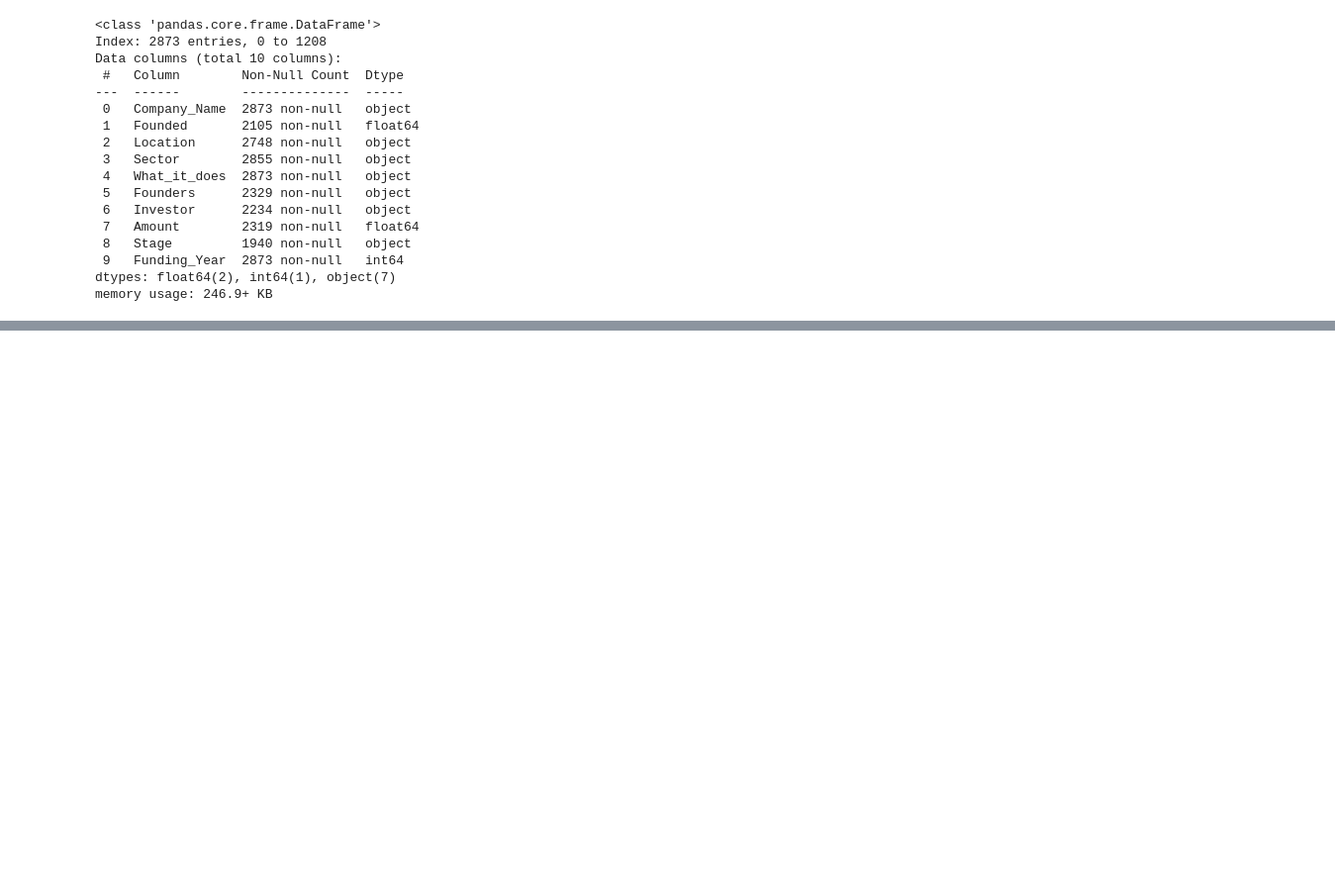
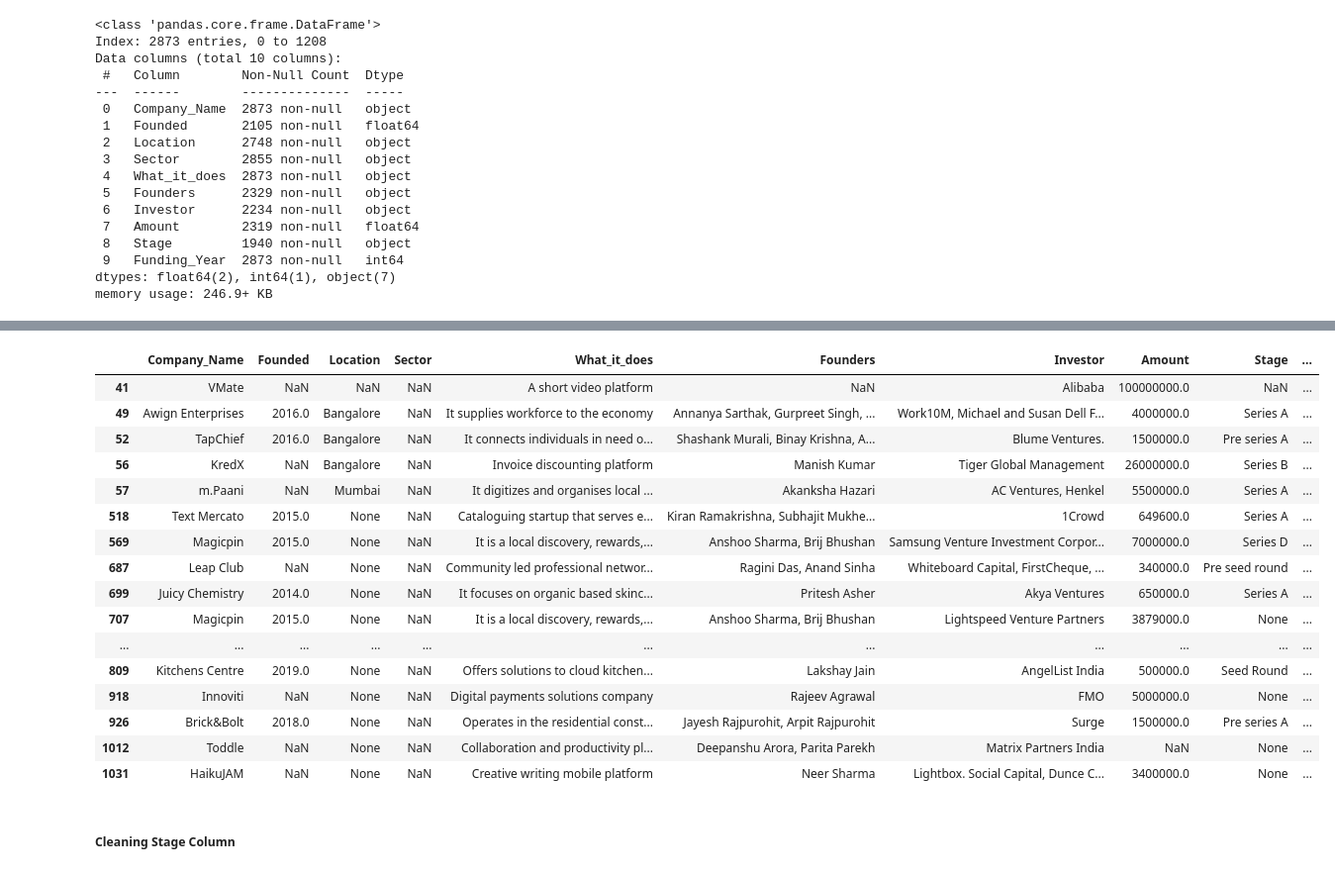
Before and after one commit to SamuelAsong/Analyzing-Start-up-Funding-in-India, a Jupyter notebook: Notebooks/Indian Start-up Ecosystem Funding Analysis (2018-2021).ipynb, the cells around one changed output, grey strips where cells are left out. Shown at 99% size. Saved outputs shown, nothing was run; the diff lists cells and outputs as text; code cells hidden in the pictures; blank space fills up the shorter version.

Commit message:
Add  Clean up Column and removing Firms older than 5 years to project

```diff
--- a/Notebooks/Indian Start-up Ecosystem Funding Analysis (2018-2021).ipynb
+++ b/Notebooks/Indian Start-up Ecosystem Funding Analysis (2018-2021).ipynb
@@ -1983,0 +1986,3 @@ memory usage: 246.9+ KB
+# %%
+# Standardize the sector names by converting them to title case
+df["sector"] = df["Sector"].str.title()
@@ -1983,0 +2200,23 @@ memory usage: 246.9+ KB
+# %%
+# Filter rows where either ' Sector'
+df[df['Sector'].isnull() ]
+# %% [output]
+|  | Company_Name | Founded | Location | Sector | What_it_does | Founders | Investor | Amount | Stage | ... |
+| 41 | VMate | NaN | NaN | NaN | A short video platform | NaN | Alibaba | 100000000.0 | NaN | ... |
+| 49 | Awign Enterprises | 2016.0 | Bangalore | NaN | It supplies workforce to the economy | Annanya Sarthak, Gurpreet Singh, ... | Work10M, Michael and Susan Dell F... | 4000000.0 | Series A | ... |
+| 52 | TapChief | 2016.0 | Bangalore | NaN | It connects individuals in need o... | Shashank Murali, Binay Krishna, A... | Blume Ventures. | 1500000.0 | Pre series A | ... |
+| 56 | KredX | NaN | Bangalore | NaN | Invoice discounting platform | Manish Kumar | Tiger Global Management | 26000000.0 | Series B | ... |
+| 57 | m.Paani | NaN | Mumbai | NaN | It digitizes and organises local ... | Akanksha Hazari | AC Ventures, Henkel | 5500000.0 | Series A | ... |
+| 518 | Text Mercato | 2015.0 | None | NaN | Cataloguing startup that serves e... | Kiran Ramakrishna, Subhajit Mukhe... | 1Crowd | 649600.0 | Series A | ... |
+| 569 | Magicpin | 2015.0 | None | NaN | It is a local discovery, rewards,... | Anshoo Sharma, Brij Bhushan | Samsung Venture Investment Corpor... | 7000000.0 | Series D | ... |
+| 687 | Leap Club | NaN | None | NaN | Community led professional networ... | Ragini Das, Anand Sinha | Whiteboard Capital, FirstCheque, ... | 340000.0 | Pre seed round | ... |
+| 699 | Juicy Chemistry | 2014.0 | None | NaN | It focuses on organic based skinc... | Pritesh Asher | Akya Ventures | 650000.0 | Series A | ... |
+| 707 | Magicpin | 2015.0 | None | NaN | It is a local discovery, rewards,... | Anshoo Sharma, Brij Bhushan | Lightspeed Venture Partners | 3879000.0 | None | ... |
+| ... | ... | ... | ... | ... | ... | ... | ... | ... | ... | ... |
+| 809 | Kitchens Centre | 2019.0 | None | NaN | Offers solutions to cloud kitchen... | Lakshay Jain | AngelList India | 500000.0 | Seed Round | ... |
+| 918 | Innoviti | NaN | None | NaN | Digital payments solutions company | Rajeev Agrawal | FMO | 5000000.0 | None | ... |
+| 926 | Brick&Bolt | 2018.0 | None | NaN | Operates in the residential const... | Jayesh Rajpurohit, Arpit Rajpurohit | Surge | 1500000.0 | Pre series A | ... |
+| 1012 | Toddle | NaN | None | NaN | Collaboration and productivity pl... | Deepanshu Arora, Parita Parekh | Matrix Partners India | NaN | None | ... |
+| 1031 | HaikuJAM | NaN | None | NaN | Creative writing mobile platform | Neer Sharma | Lightbox. Social Capital, Dunce C... | 3400000.0 | None | ... |
+# %% [markdown]
+##### Cleaning Stage Column
```
Also changed, not shown: parts of 47 cells of this notebook.
